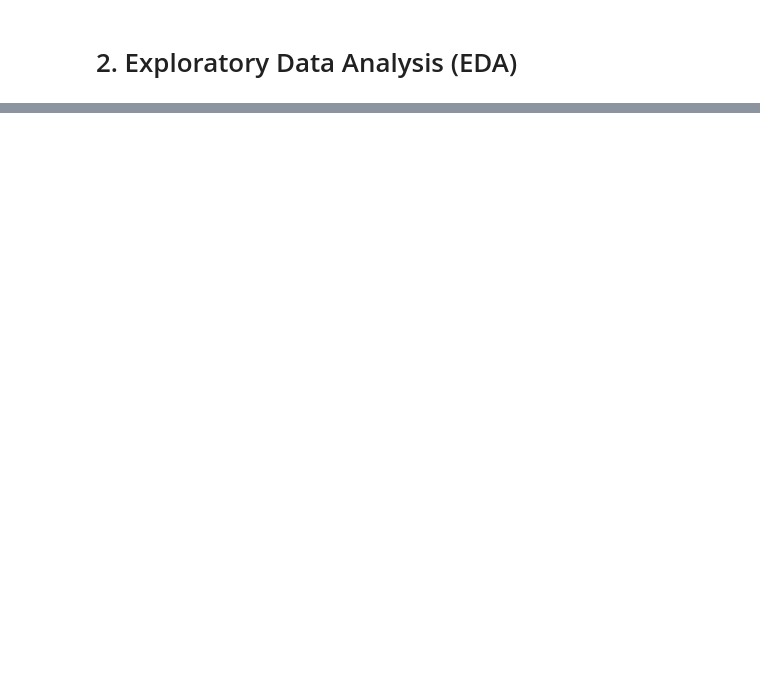
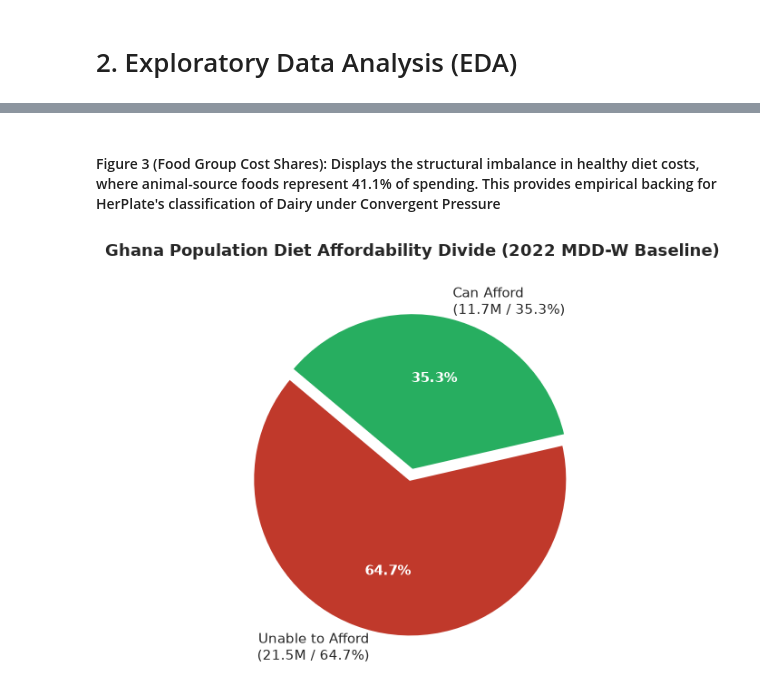
Before and after one commit to Nowshin1077/Women_in_Data_Datathon_Project_2026, a Jupyter notebook: notebooks/nowshin_eda/Nowshin_CoAHD_Ghana.ipynb, the cells around one changed output, grey strips where cells are left out. Drawn from its saved outputs; the diff is of its cells as text; code cells hidden in the pictures; blank space fills up the shorter version.

```diff
--- a/notebooks/nowshin_eda/Nowshin_CoAHD_Ghana.ipynb
+++ b/notebooks/nowshin_eda/Nowshin_CoAHD_Ghana.ipynb
@@ -596,0 +309,29 @@ All charts generated and saved successfully as 300 DPI PNG files.
+# %% [markdown]
+#### Figure 3 (Food Group Cost Shares): Displays the structural imbalance in healthy diet costs, where animal-source foods represent 41.1% of spending. This provides empirical backing for HerPlate's classification of Dairy under Convergent Pressure
+# %%
+# FIGURE 4: Focus 2022 — Macro Diet Affordability Split
+
+fig, ax = plt.subplots(figsize=(8, 5))
+pop_2022_unable = df_2022_focus['NUA_millions'].iloc[0]
+pop_2022_afford = df_2022_focus['Affordable_Pop_M'].iloc[0]
+
+wedges, texts, autotexts = ax.pie(
+    [pop_2022_unable, pop_2022_afford],
+    labels=[f"Unable to Afford\n({pop_2022_unable:.1f}M / 64.7%)", f"Can Afford\n({pop_2022_afford:.1f}M / 35.3%)"],
+    autopct='%1.1f%%',
+    startangle=140,
+    colors=['#c0392b', '#27ae60'],
+    explode=(0.06, 0),
+    wedgeprops={'edgecolor': 'white', 'linewidth': 2}
+)
+for at in autotexts:
+    at.set_color('white')
+    at.set_fontweight('bold')
+    at.set_fontsize(11)
+
+ax.set_title('Ghana Population Diet Affordability Divide (2022 MDD-W Baseline)', fontsize=13, fontweight='bold', pad=14)
+fig.tight_layout()
+fig.savefig(os.path.join(FIGURES_DIR, "04_coahd_2022_focus_population_split.png"), dpi=300)
+plt.show()
+# %% [output]
+[figure, added]
```
Also changed, not shown: parts of 37 cells of this notebook, 9 other files.
